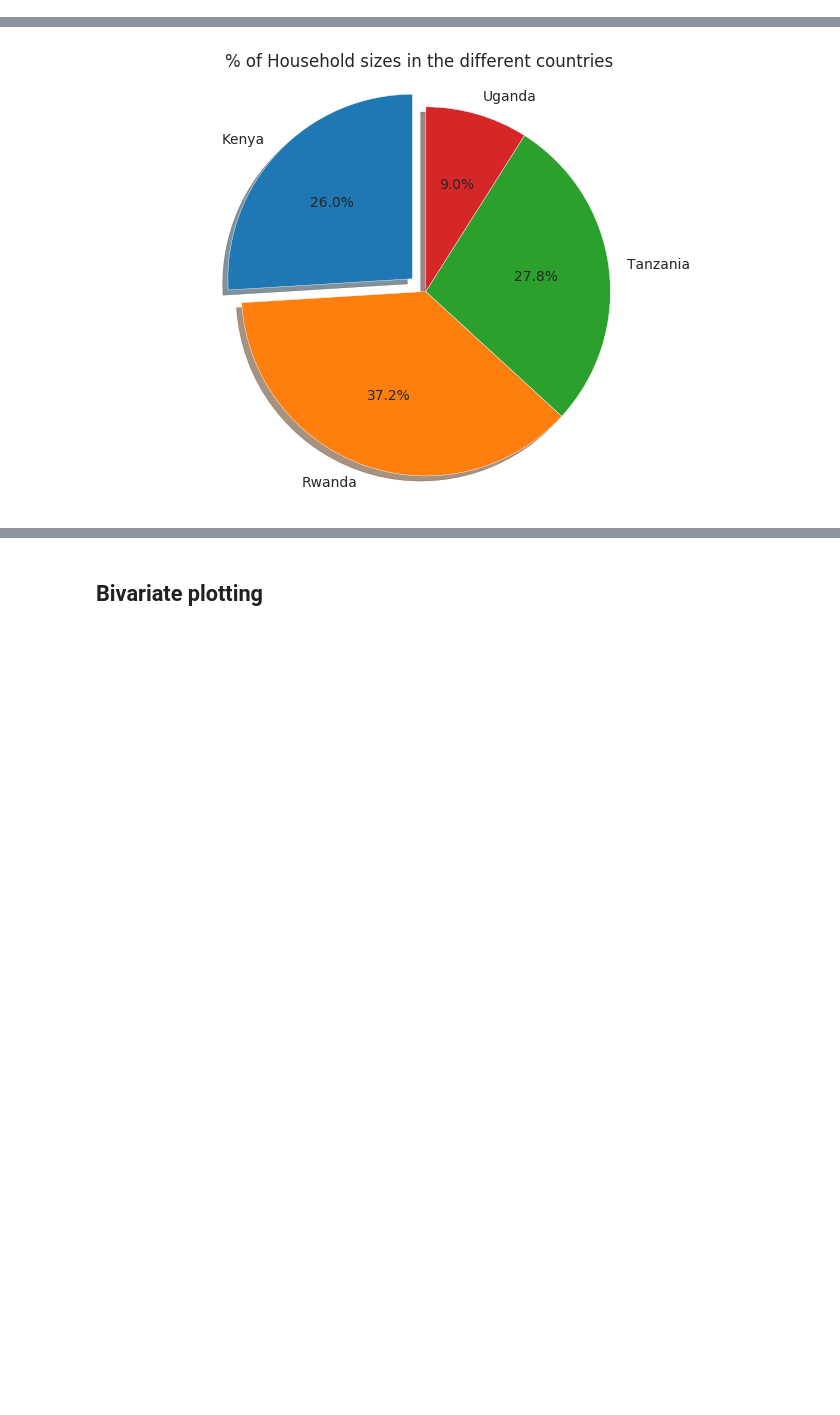
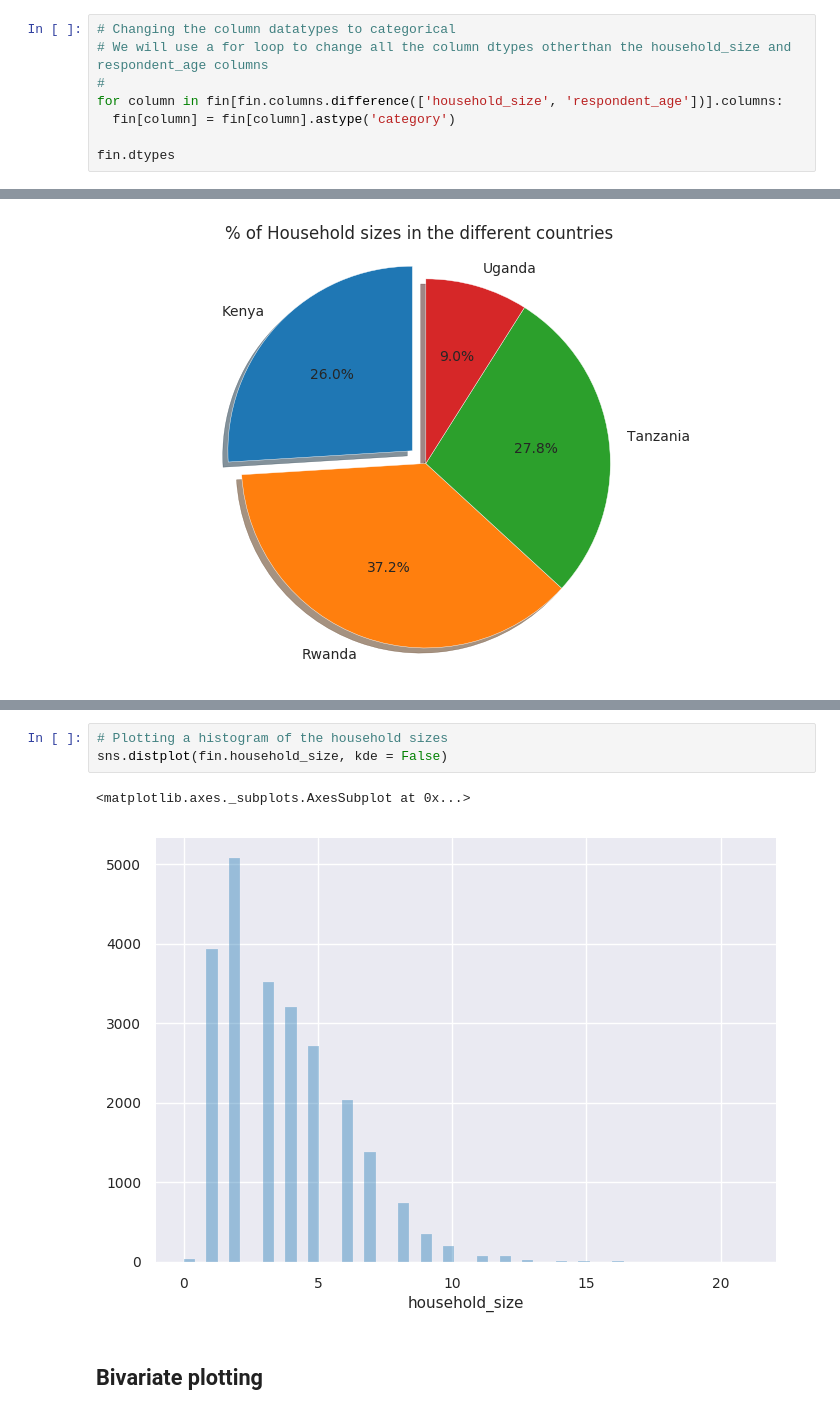
Before and after one commit to LucilleKaleha/Moringa_Data_Science_Core_W1_IP_2019_08, a Jupyter notebook: Moringa_Data_Science_W6_Independent_Project_2019_08_Lucille_Kaleha_Python_Notebook.ipynb, the cells around one changed output, grey strips where cells are left out. Saved outputs shown, nothing was run; the diff lists cells and outputs as text; blank space fills up the shorter version.

```diff
--- a/Moringa_Data_Science_W6_Independent_Project_2019_08_Lucille_Kaleha_Python_Notebook.ipynb
+++ b/Moringa_Data_Science_W6_Independent_Project_2019_08_Lucille_Kaleha_Python_Notebook.ipynb
@@ -163,3 +201,11 @@ fin.drop(x, inplace=True)
 fin.year.unique()
 # %% [output]
 array([2018, 2016, 2017])
+# %%
+# Changing the column datatypes to categorical
+# We will use a for loop to change all the column dtypes otherthan the household_size and respondent_age columns
+#
+for column in fin[fin.columns.difference(['household_size', 'respondent_age'])].columns:
+  fin[column] = fin[column].astype('category')
+
+fin.dtypes
@@ -224,6 +393,12 @@ sns.distplot(fin.respondent_age, kde = False)
 # %% [output]
 <matplotlib.axes._subplots.AxesSubplot at 0x...>
 [figure]
+# %%
+# Plotting a histogram of the household sizes
+sns.distplot(fin.household_size, kde = False)
+# %% [output]
+<matplotlib.axes._subplots.AxesSubplot at 0x...>
+[figure, added]
 # %% [markdown]
 ## Bivariate plotting
 # %%
```
Also changed, not shown: parts of 24 cells of this notebook.
